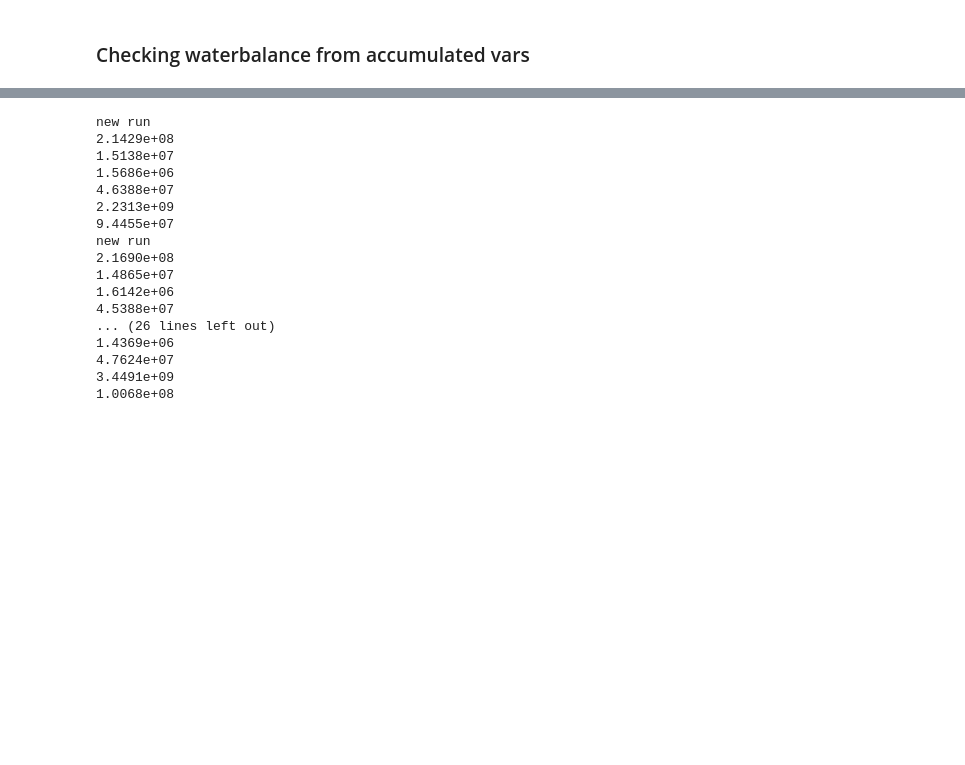
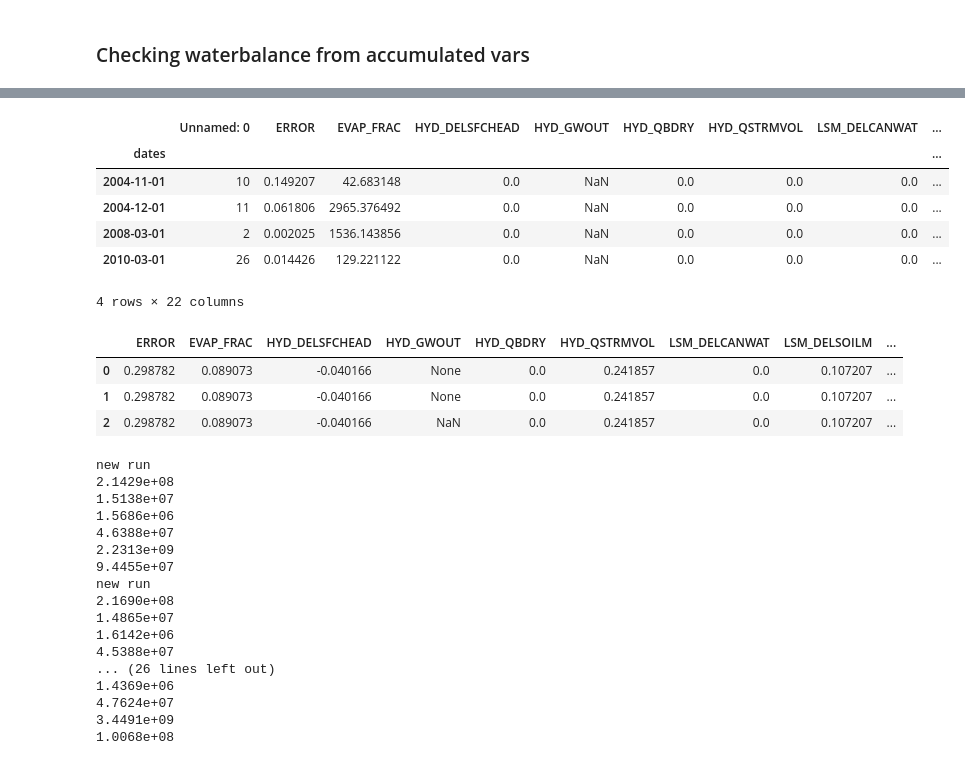
Before and after one commit to likkhian/thesisScripts, a Jupyter notebook: frxst_out_analysis.ipynb, the cells around one changed output, grey strips where cells are left out. Drawn from its saved outputs; the diff is of its cells as text; code cells hidden in the pictures; blank space fills up the shorter version.

```diff
--- a/frxst_out_analysis.ipynb
+++ b/frxst_out_analysis.ipynb
@@ -716,3 +835,23 @@ ldasout_all=[ldasout_s101,ldasout_s102,ldasout_s103,ldasout_s201,ldasout_s202,ld
+# %%
+bal_s1['total_frac']=bal_s1['EVAP_FRAC']+bal_s1['RUN_FRAC']+bal_s1['STOR_FRAC']
+bal_s1.loc[bal_s1['total_frac']<-1]
+# print(bal_s1.loc['2004-11-01'])
+# print(bal_s1.loc['2002-11-01'])
+# %% [output]
+|  | Unnamed: 0 | ERROR | EVAP_FRAC | HYD_DELSFCHEAD | HYD_GWOUT | HYD_QBDRY | HYD_QSTRMVOL | LSM_DELCANWAT | ... |
+| dates |  |  |  |  |  |  |  |  | ... |
+| 2004-11-01 | 10 | 0.149207 | 42.683148 | 0.0 | NaN | 0.0 | 0.0 | 0.0 | ... |
+| 2004-12-01 | 11 | 0.061806 | 2965.376492 | 0.0 | NaN | 0.0 | 0.0 | 0.0 | ... |
+| 2008-03-01 | 2 | 0.002025 | 1536.143856 | 0.0 | NaN | 0.0 | 0.0 | 0.0 | ... |
+| 2010-03-01 | 26 | 0.014426 | 129.221122 | 0.0 | NaN | 0.0 | 0.0 | 0.0 | ... |
+4 rows × 22 columns
+# %%
+print(bal)
+# %% [output]
+|  | ERROR | EVAP_FRAC | HYD_DELSFCHEAD | HYD_GWOUT | HYD_QBDRY | HYD_QSTRMVOL | LSM_DELCANWAT | LSM_DELSOILM | ... |
+| 0 | 0.298782 | 0.089073 | -0.040166 | None | 0.0 | 0.241857 | 0.0 | 0.107207 | ... |
+| 1 | 0.298782 | 0.089073 | -0.040166 | None | 0.0 | 0.241857 | 0.0 | 0.107207 | ... |
+| 2 | 0.298782 | 0.089073 | -0.040166 | NaN | 0.0 | 0.241857 | 0.0 | 0.107207 | ... |
 # %%
 def report_strength(dataset,variable,res):
     mm_to_m=1e-3
```
Also changed, not shown: parts of 19 cells of this notebook.
